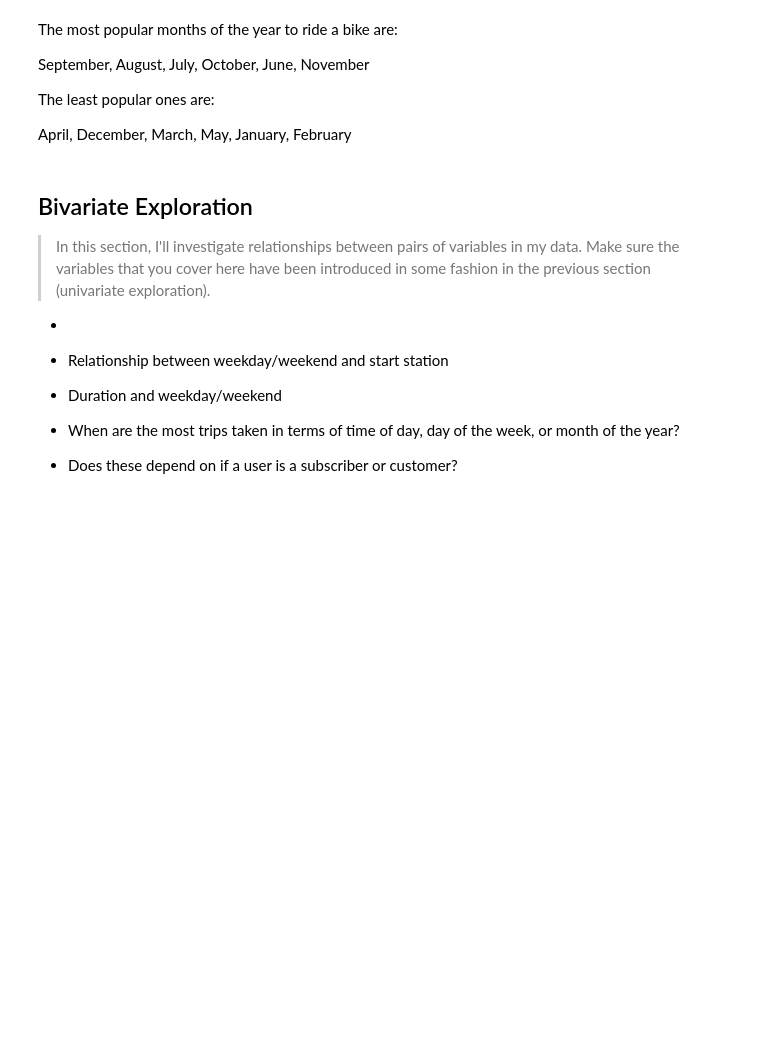
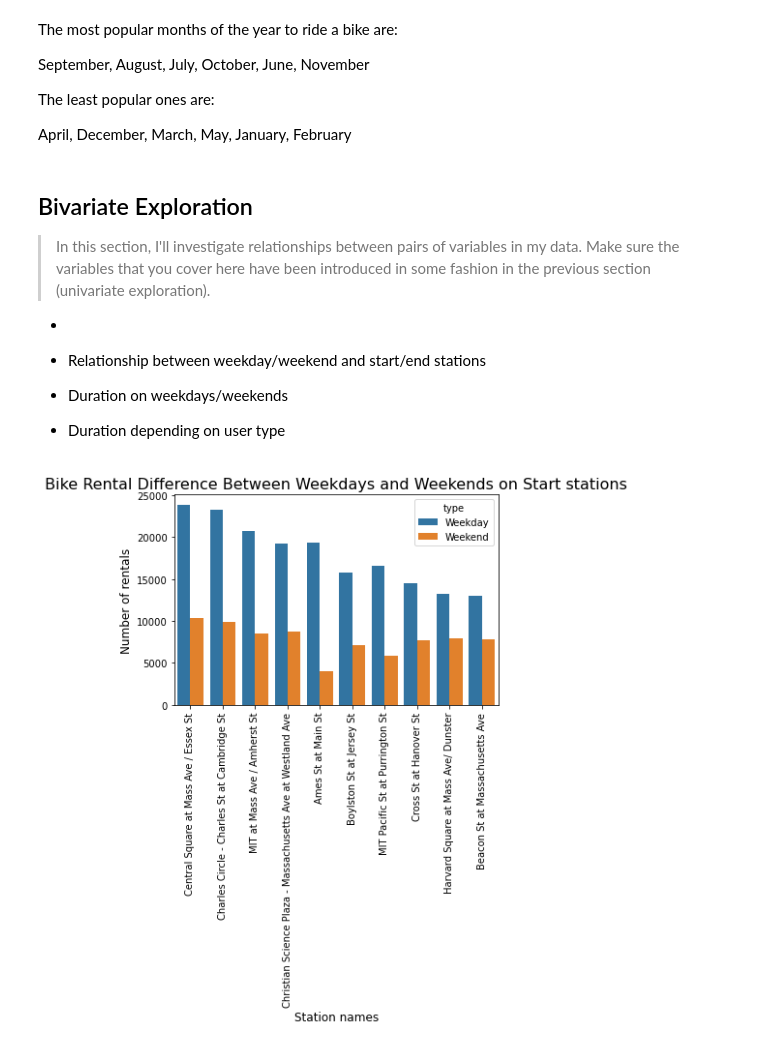
Before and after one commit to lillaszulyovszky/udacity-project-bikesharing-data-in-boston, a Jupyter notebook: bikesharing.ipynb, the cells around one changed output. Drawn from its saved outputs; the diff is of its cells as text; code cells hidden in the pictures; blank space fills up the shorter version.

Commit message:
Updated bikesharing.ipynb
- saved new csv
- finished bivariate plots

```diff
--- a/bikesharing.ipynb
+++ b/bikesharing.ipynb
@@ -1415,10 +1420,15 @@ April, December, March, May, January, February
 fashion in the previous section (univariate exploration).
 -
 
-- Relationship between weekday/weekend and start station
-- Duration and weekday/weekend
-
-
-
-- When are the most trips taken in terms of time of day, day of the week, or month of the year?
-- Does these depend on if a user is a subscriber or customer?
+- Relationship between weekday/weekend and start/end stations
+- Duration on weekdays/weekends
+- Duration depending on user type
+# %%
+# since the first relationship is between two categorical variables, I will use a countplot to visualise
+ax = sb.countplot(data = df_all, order = pandas.value_counts(df_all['start station name']).iloc[:10].index, x = 'start station name', hue = 'type')
+plt.xticks(rotation = 90);
+ax.set_title('Bike Rental Difference Between Weekdays and Weekends on Start stations', fontsize=16)
+ax.set_xlabel('Station names', fontsize=12)
+ax.set_ylabel('Number of rentals', fontsize=12);
+# %% [output]
+[figure, added]
```
Also changed, not shown: parts of 17 cells of this notebook.
